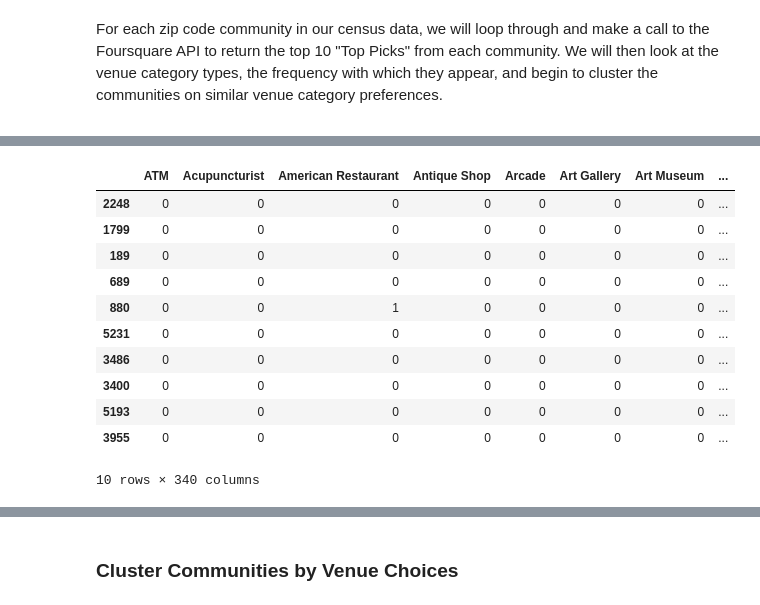
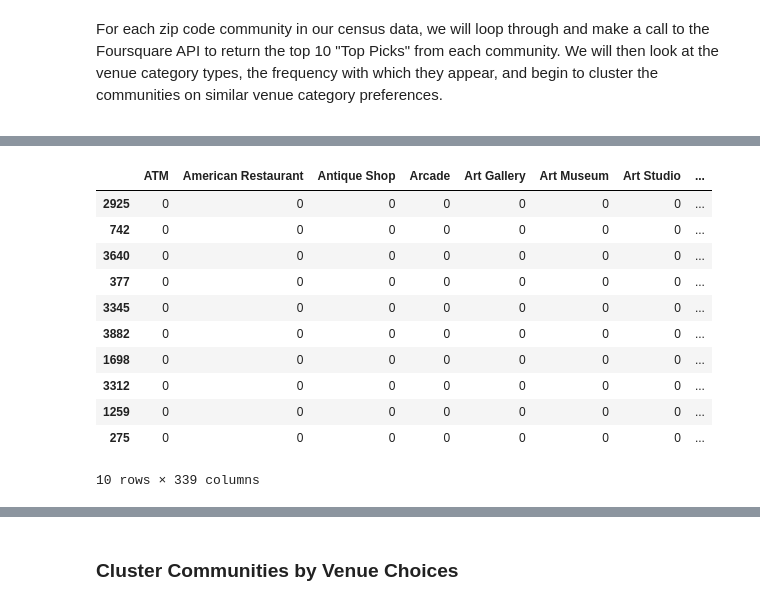
Before and after one commit to rsq215/Coursera_Capstone, a Jupyter notebook: RQueen Capstone Final Project - Part II.ipynb, the cells around one changed output, grey strips where cells are left out. Saved outputs shown, nothing was run; the diff lists cells and outputs as text; code cells hidden in the pictures.

```diff
--- a/RQueen Capstone Final Project - Part II.ipynb
+++ b/RQueen Capstone Final Project - Part II.ipynb
@@ -629,22 +639,22 @@ venue_df.describe(include='all')
 </div>
 # %%
-# One hot encoding
+# One hot encoding, converting categorical venues into numerical data for clustering
+venue_df = pd.read_csv(fsq_venues_city)
 venue_onehot = pd.get_dummies(venue_df[['CATEGORY']], prefix='', prefix_sep='')
-venue_onehot['ZIP'] = venue_df['ZIP']
 venue_onehot['CITY'] = venue_df['CITY']
 venue_onehot['STATEID'] = venue_df['STATEID']
 venue_onehot.sample(10)
 # %% [output]
-|  | ATM | Acupuncturist | American Restaurant | Antique Shop | Arcade | Art Gallery | Art Museum | ... |
-| 2248 | 0 | 0 | 0 | 0 | 0 | 0 | 0 | ... |
-| 1799 | 0 | 0 | 0 | 0 | 0 | 0 | 0 | ... |
-| 189 | 0 | 0 | 0 | 0 | 0 | 0 | 0 | ... |
-| 689 | 0 | 0 | 0 | 0 | 0 | 0 | 0 | ... |
-| 880 | 0 | 0 | 1 | 0 | 0 | 0 | 0 | ... |
-| 5231 | 0 | 0 | 0 | 0 | 0 | 0 | 0 | ... |
-| 3486 | 0 | 0 | 0 | 0 | 0 | 0 | 0 | ... |
-| 3400 | 0 | 0 | 0 | 0 | 0 | 0 | 0 | ... |
-| 5193 | 0 | 0 | 0 | 0 | 0 | 0 | 0 | ... |
-| 3955 | 0 | 0 | 0 | 0 | 0 | 0 | 0 | ... |
+|  | ATM | American Restaurant | Antique Shop | Arcade | Art Gallery | Art Museum | Art Studio | ... |
+| 2925 | 0 | 0 | 0 | 0 | 0 | 0 | 0 | ... |
+| 742 | 0 | 0 | 0 | 0 | 0 | 0 | 0 | ... |
+| 3640 | 0 | 0 | 0 | 0 | 0 | 0 | 0 | ... |
+| 377 | 0 | 0 | 0 | 0 | 0 | 0 | 0 | ... |
+| 3345 | 0 | 0 | 0 | 0 | 0 | 0 | 0 | ... |
+| 3882 | 0 | 0 | 0 | 0 | 0 | 0 | 0 | ... |
+| 1698 | 0 | 0 | 0 | 0 | 0 | 0 | 0 | ... |
+| 3312 | 0 | 0 | 0 | 0 | 0 | 0 | 0 | ... |
+| 1259 | 0 | 0 | 0 | 0 | 0 | 0 | 0 | ... |
+| 275 | 0 | 0 | 0 | 0 | 0 | 0 | 0 | ... |
-10 rows × 340 columns
+10 rows × 339 columns
 # %%
```
Also changed, not shown: parts of 33 cells of this notebook.
